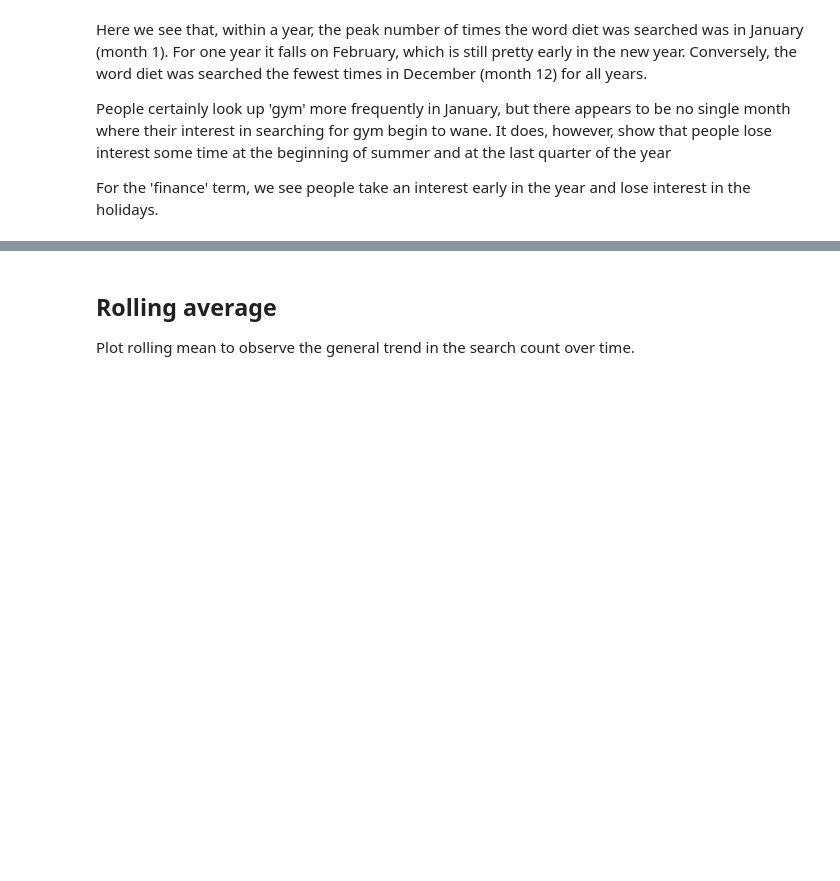
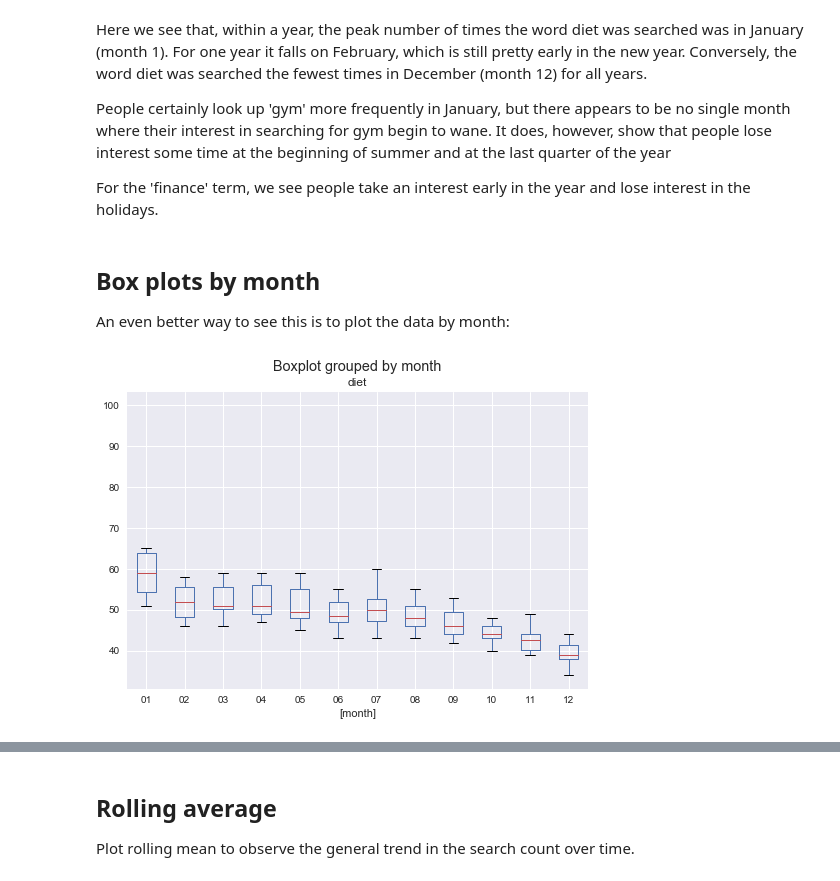
Before and after one commit to palpen/time_series_using_python, a Jupyter notebook: time_series_analysis.ipynb, the cells around one changed output, grey strips where cells are left out. Drawn from its saved outputs; the diff is of its cells as text; code cells hidden in the pictures; blank space fills up the shorter version.

```diff
--- a/time_series_analysis.ipynb
+++ b/time_series_analysis.ipynb
@@ -143,3 +143,11 @@ Here we see that, within a year, the peak number of times the word diet was sear
 People certainly look up 'gym' more frequently in January, but there appears to be no single month where their interest in searching for gym begin to wane. It does, however, show that people lose interest some time at the beginning of summer and at the last quarter of the year
 
 For the 'finance' term, we see people take an interest early in the year and lose interest in the holidays.
+# %% [markdown]
+## Box plots by month
+
+An even better way to see this is to plot the data by month:
+# %%
+df.boxplot(column=['diet'], by=['month']);
+# %% [output]
+[figure, added]
```
Also changed, not shown: parts of 2 cells of this notebook.
